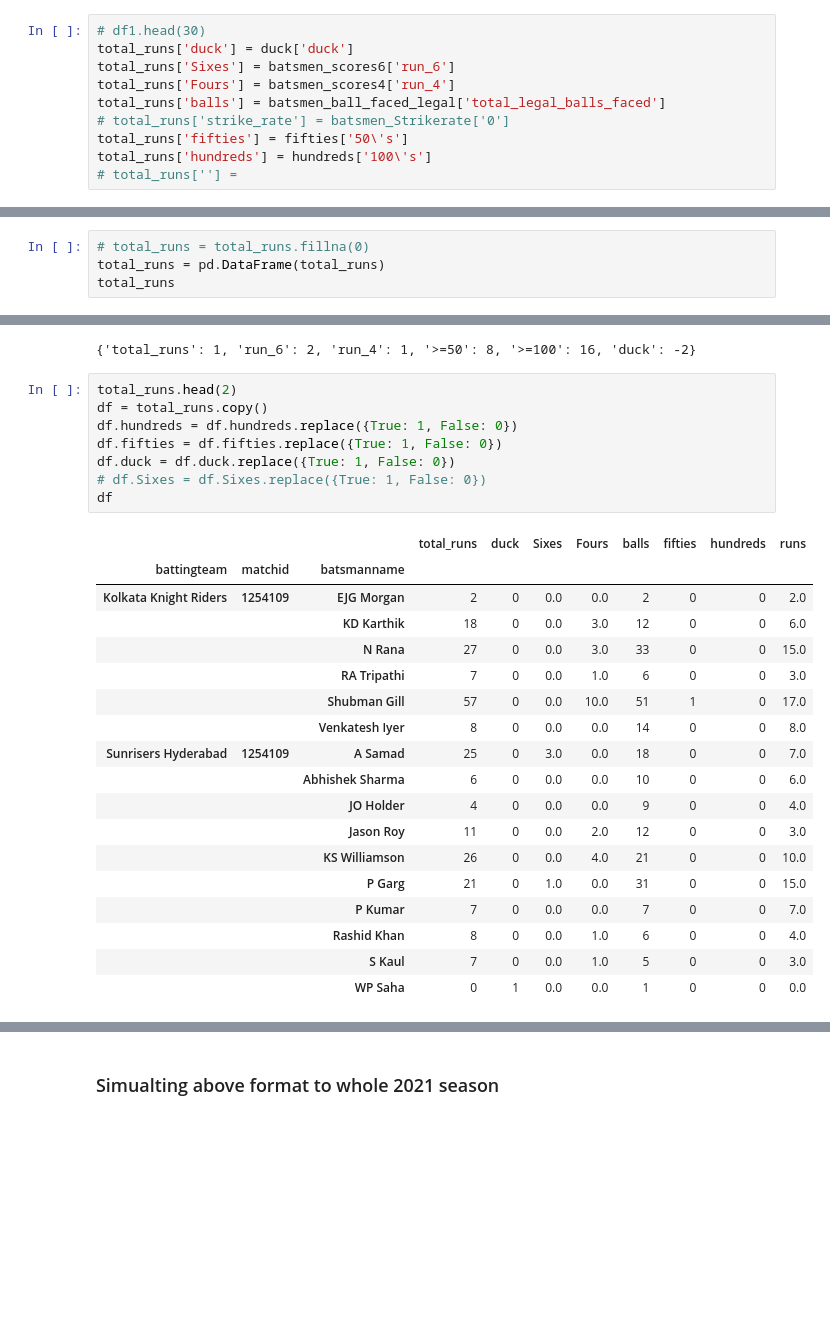
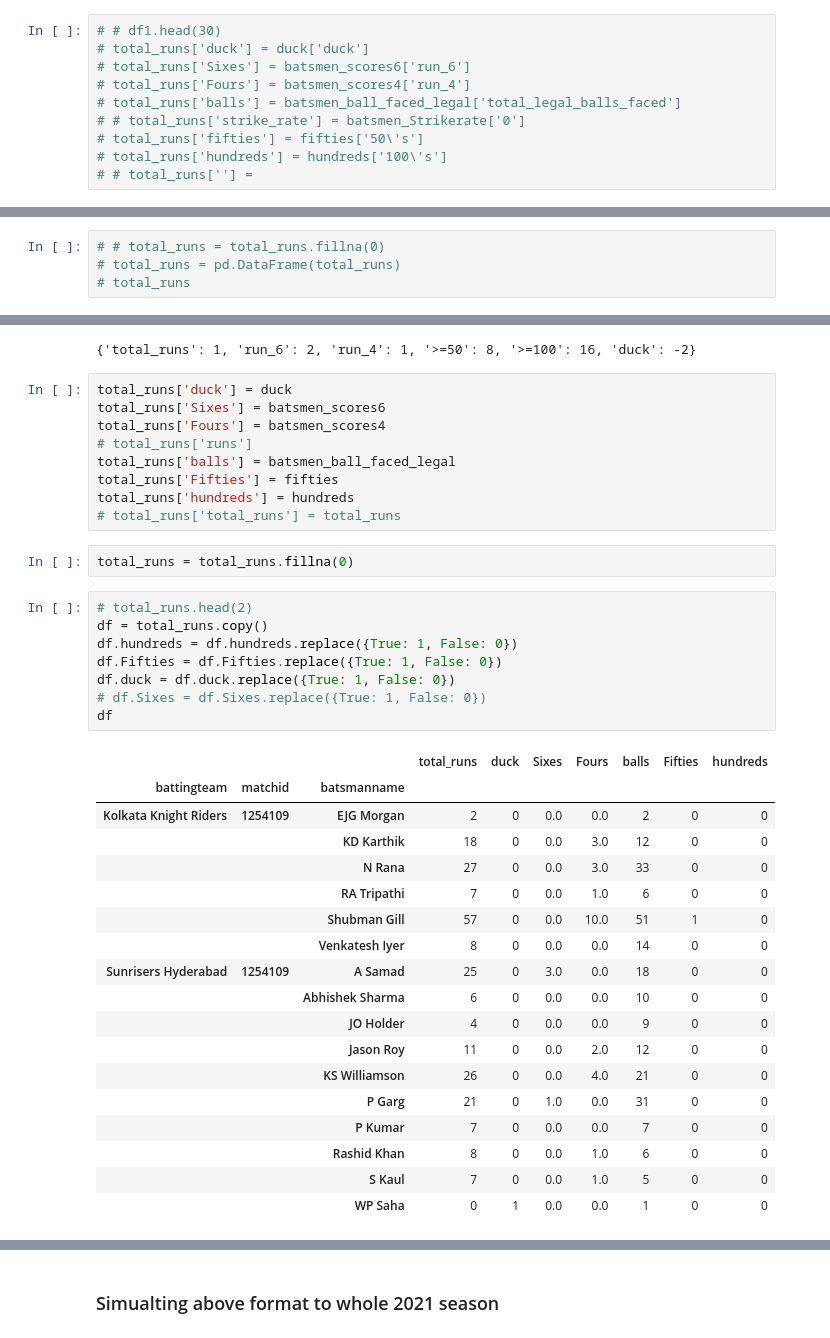
Before and after one commit to pranith7/dream11_prediction, a Jupyter notebook: PPP/demo1.ipynb, the cells around one changed output, grey strips where cells are left out. Drawn from its saved outputs; the diff is of its cells as text; blank space fills up the shorter version.

```diff
--- a/PPP/demo1.ipynb
+++ b/PPP/demo1.ipynb
@@ -184,13 +167,13 @@ batsmen_position = pd.DataFrame(df.groupby(['battingteam','matchid', 'batsmannam
 # %%
-# df1.head(30)
-total_runs['duck'] = duck['duck']
-total_runs['Sixes'] = batsmen_scores6['run_6']
-total_runs['Fours'] = batsmen_scores4['run_4']
-total_runs['balls'] = batsmen_ball_faced_legal['total_legal_balls_faced']
-# total_runs['strike_rate'] = batsmen_Strikerate['0']
-total_runs['fifties'] = fifties['50\'s']
-total_runs['hundreds'] = hundreds['100\'s']
-# total_runs[''] =
+# # df1.head(30)
+# total_runs['duck'] = duck['duck']
+# total_runs['Sixes'] = batsmen_scores6['run_6']
+# total_runs['Fours'] = batsmen_scores4['run_4']
+# total_runs['balls'] = batsmen_ball_faced_legal['total_legal_balls_faced']
+# # total_runs['strike_rate'] = batsmen_Strikerate['0']
+# total_runs['fifties'] = fifties['50\'s']
+# total_runs['hundreds'] = hundreds['100\'s']
+# # total_runs[''] =
 # %%
 # batsmen_Strikerate = pd.DataFrame(batsmen_Strikerate)
 # batsmen_Strikerate['0'].head()
@@ -222,6 +186,6 @@ bowlingteam
 strike_rate
 Dream_11 score
 # %%
-# total_runs = total_runs.fillna(0)
-total_runs = pd.DataFrame(total_runs)
-total_runs
+# # total_runs = total_runs.fillna(0)
+# total_runs = pd.DataFrame(total_runs)
+# total_runs
@@ -276,30 +205,41 @@ array([[138.88888889],
 pointsconfig
 # %% [output]
 {'total_runs': 1, 'run_6': 2, 'run_4': 1, '>=50': 8, '>=100': 16, 'duck': -2}
+# %%
+total_runs['duck'] = duck
+total_runs['Sixes'] = batsmen_scores6
+total_runs['Fours'] = batsmen_scores4
+# total_runs['runs']
+total_runs['balls'] = batsmen_ball_faced_legal
+total_runs['Fifties'] = fifties
+total_runs['hundreds'] = hundreds
+# total_runs['total_runs'] = total_runs
+# %%
+total_runs = total_runs.fillna(0)
 # %%
-total_runs.head(2)
+# total_runs.head(2)
 df = total_runs.copy()
 df.hundreds = df.hundreds.replace({True: 1, False: 0})
-df.fifties = df.fifties.replace({True: 1, False: 0})
+df.Fifties = df.Fifties.replace({True: 1, False: 0})
 df.duck = df.duck.replace({True: 1, False: 0})
 # df.Sixes = df.Sixes.replace({True: 1, False: 0})
 df
 # %% [output]
-|  |  |  | total_runs | duck | Sixes | Fours | balls | fifties | hundreds | runs |
-| battingteam | matchid | batsmanname |  |  |  |  |  |  |  |  |
-| Kolkata Knight Riders | 1254109 | EJG Morgan | 2 | 0 | 0.0 | 0.0 | 2 | 0 | 0 | 2.0 |
-|  |  | KD Karthik | 18 | 0 | 0.0 | 3.0 | 12 | 0 | 0 | 6.0 |
-|  |  | N Rana | 27 | 0 | 0.0 | 3.0 | 33 | 0 | 0 | 15.0 |
-|  |  | RA Tripathi | 7 | 0 | 0.0 | 1.0 | 6 | 0 | 0 | 3.0 |
-|  |  | Shubman Gill | 57 | 0 | 0.0 | 10.0 | 51 | 1 | 0 | 17.0 |
-|  |  | Venkatesh Iyer | 8 | 0 | 0.0 | 0.0 | 14 | 0 | 0 | 8.0 |
-| Sunrisers Hyderabad | 1254109 | A Samad | 25 | 0 | 3.0 | 0.0 | 18 | 0 | 0 | 7.0 |
-|  |  | Abhishek Sharma | 6 | 0 | 0.0 | 0.0 | 10 | 0 | 0 | 6.0 |
-|  |  | JO Holder | 4 | 0 | 0.0 | 0.0 | 9 | 0 | 0 | 4.0 |
-|  |  | Jason Roy | 11 | 0 | 0.0 | 2.0 | 12 | 0 | 0 | 3.0 |
-|  |  | KS Williamson | 26 | 0 | 0.0 | 4.0 | 21 | 0 | 0 | 10.0 |
-|  |  | P Garg | 21 | 0 | 1.0 | 0.0 | 31 | 0 | 0 | 15.0 |
-|  |  | P Kumar | 7 | 0 | 0.0 | 0.0 | 7 | 0 | 0 | 7.0 |
-|  |  | Rashid Khan | 8 | 0 | 0.0 | 1.0 | 6 | 0 | 0 | 4.0 |
-|  |  | S Kaul | 7 | 0 | 0.0 | 1.0 | 5 | 0 | 0 | 3.0 |
-|  |  | WP Saha | 0 | 1 | 0.0 | 0.0 | 1 | 0 | 0 | 0.0 |
+|  |  |  | total_runs | duck | Sixes | Fours | balls | Fifties | hundreds |
+| battingteam | matchid | batsmanname |  |  |  |  |  |  |  |
+| Kolkata Knight Riders | 1254109 | EJG Morgan | 2 | 0 | 0.0 | 0.0 | 2 | 0 | 0 |
+|  |  | KD Karthik | 18 | 0 | 0.0 | 3.0 | 12 | 0 | 0 |
+|  |  | N Rana | 27 | 0 | 0.0 | 3.0 | 33 | 0 | 0 |
+|  |  | RA Tripathi | 7 | 0 | 0.0 | 1.0 | 6 | 0 | 0 |
+|  |  | Shubman Gill | 57 | 0 | 0.0 | 10.0 | 51 | 1 | 0 |
+|  |  | Venkatesh Iyer | 8 | 0 | 0.0 | 0.0 | 14 | 0 | 0 |
+| Sunrisers Hyderabad | 1254109 | A Samad | 25 | 0 | 3.0 | 0.0 | 18 | 0 | 0 |
+|  |  | Abhishek Sharma | 6 | 0 | 0.0 | 0.0 | 10 | 0 | 0 |
+|  |  | JO Holder | 4 | 0 | 0.0 | 0.0 | 9 | 0 | 0 |
+|  |  | Jason Roy | 11 | 0 | 0.0 | 2.0 | 12 | 0 | 0 |
+|  |  | KS Williamson | 26 | 0 | 0.0 | 4.0 | 21 | 0 | 0 |
+|  |  | P Garg | 21 | 0 | 1.0 | 0.0 | 31 | 0 | 0 |
+|  |  | P Kumar | 7 | 0 | 0.0 | 0.0 | 7 | 0 | 0 |
+|  |  | Rashid Khan | 8 | 0 | 0.0 | 1.0 | 6 | 0 | 0 |
+|  |  | S Kaul | 7 | 0 | 0.0 | 1.0 | 5 | 0 | 0 |
+|  |  | WP Saha | 0 | 1 | 0.0 | 0.0 | 1 | 0 | 0 |
```
Also changed, not shown: parts of 35 cells of this notebook, 2 other files.
